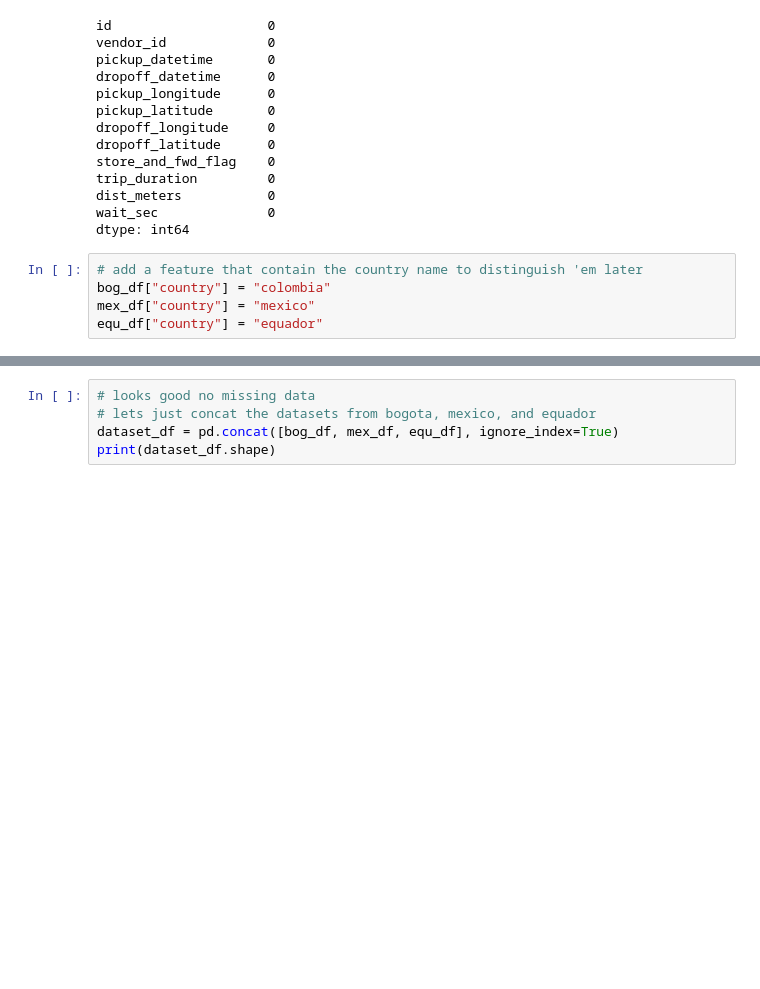
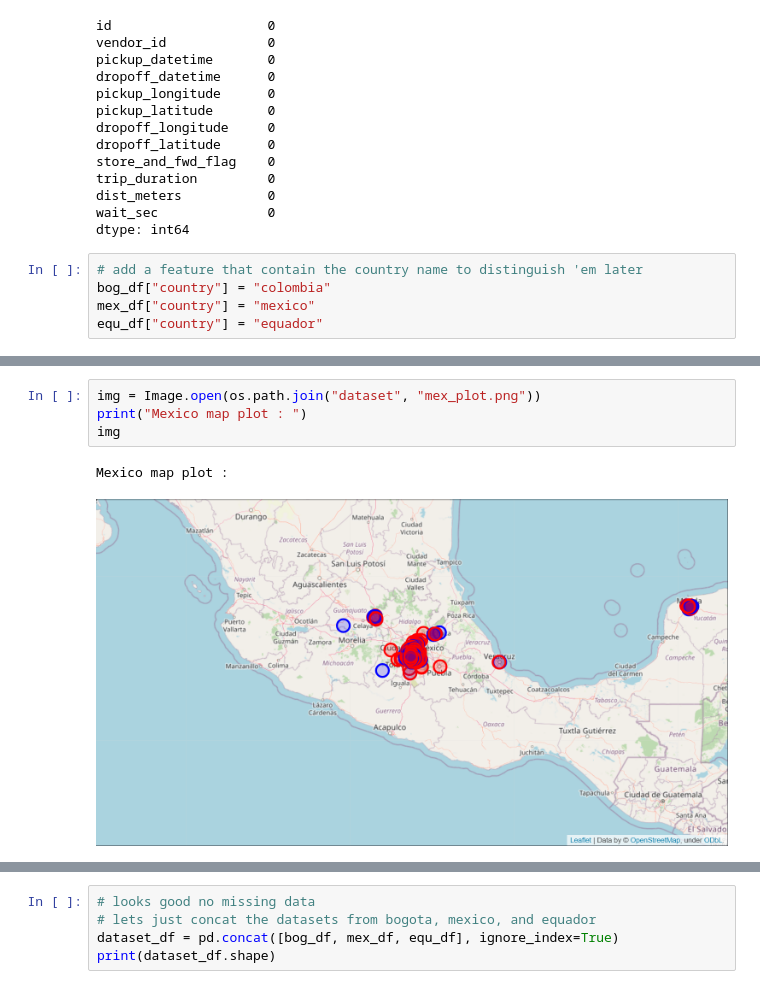
Before and after one commit to enricoroselino/GGU-3-Uber-VTRIP, a Jupyter notebook: EDA.ipynb, the cells around one changed output, grey strips where cells are left out. Saved outputs shown, nothing was run; the diff lists cells and outputs as text; blank space fills up the shorter version.

```diff
--- a/EDA.ipynb
+++ b/EDA.ipynb
@@ -101,0 +108,7 @@ equ_df["country"] = "equador"
+# %%
+img = Image.open(os.path.join("dataset", "mex_plot.png"))
+print("Mexico map plot : ")
+img
+# %% [output]
+Mexico map plot :
+[figure, added]
```
Also changed, not shown: parts of 3 cells of this notebook.
